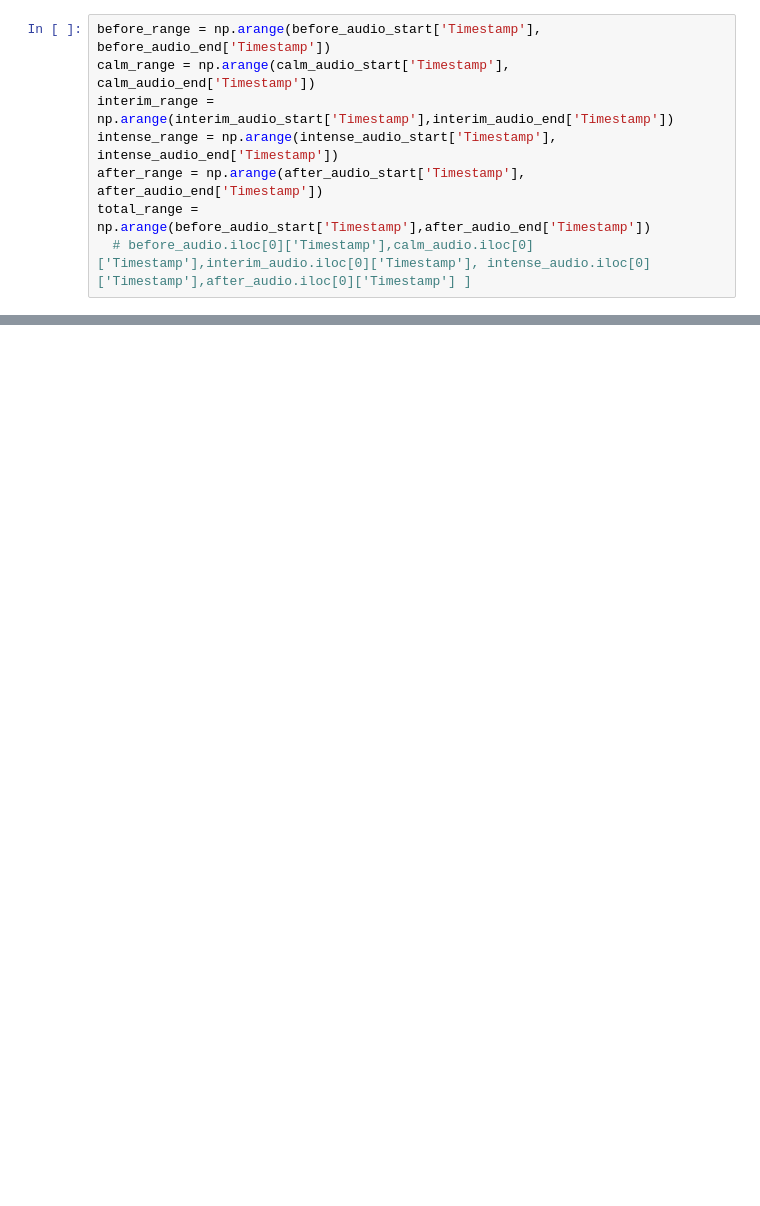
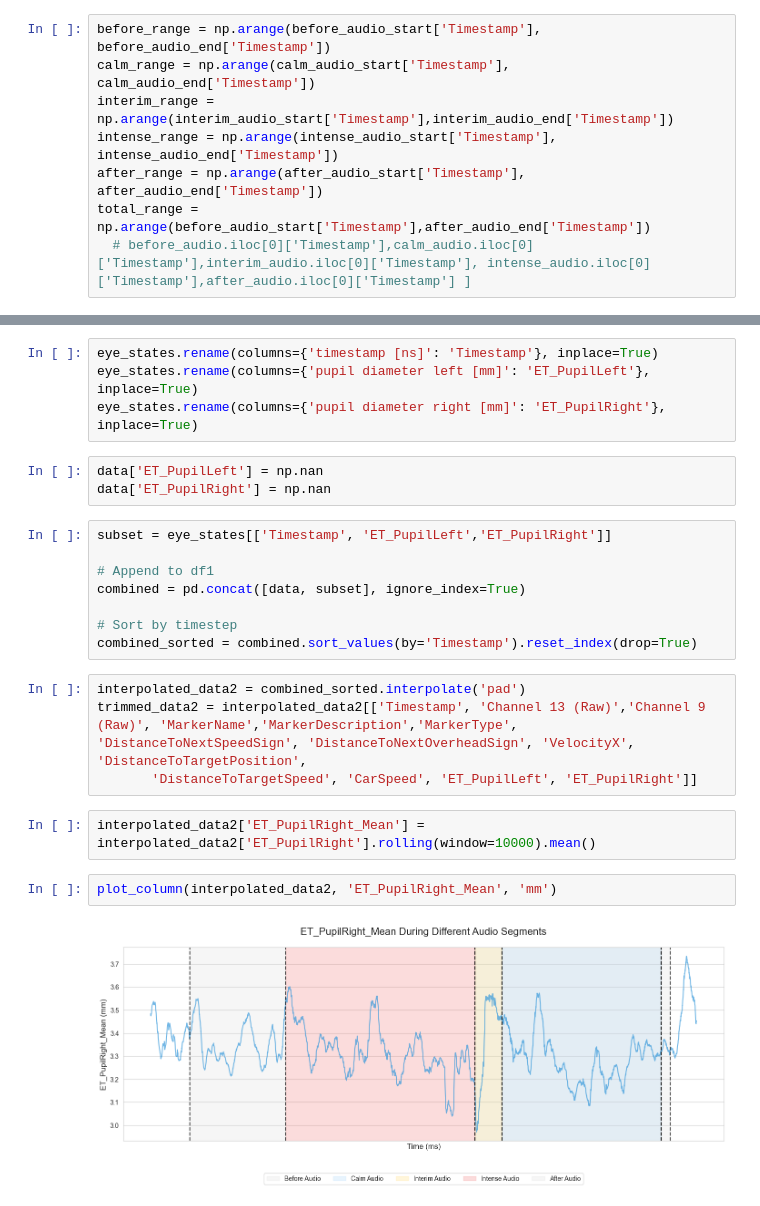
Before and after one commit to Anna-Palatkina-itu/driving_performance_project, a Jupyter notebook: analysis.ipynb, the cells around one changed output, grey strips where cells are left out. Drawn from its saved outputs; the diff is of its cells as text; blank space fills up the shorter version.

Commit message:
pupils

```diff
--- a/analysis.ipynb
+++ b/analysis.ipynb
@@ -96,0 +192,25 @@ sns.pointplot(classes)
+# %%
+eye_states.rename(columns={'timestamp [ns]': 'Timestamp'}, inplace=True)
+eye_states.rename(columns={'pupil diameter left [mm]': 'ET_PupilLeft'}, inplace=True)
+eye_states.rename(columns={'pupil diameter right [mm]': 'ET_PupilRight'}, inplace=True)
+# %%
+data['ET_PupilLeft'] = np.nan
+data['ET_PupilRight'] = np.nan
+# %%
+subset = eye_states[['Timestamp', 'ET_PupilLeft','ET_PupilRight']]
+
+# Append to df1
+combined = pd.concat([data, subset], ignore_index=True)
+
+# Sort by timestep
+combined_sorted = combined.sort_values(by='Timestamp').reset_index(drop=True)
+# %%
+interpolated_data2 = combined_sorted.interpolate('pad')
+trimmed_data2 = interpolated_data2[['Timestamp', 'Channel 13 (Raw)','Channel 9 (Raw)', 'MarkerName','MarkerDescription','MarkerType', 'DistanceToNextSpeedSign', 'DistanceToNextOverheadSign', 'VelocityX', 'DistanceToTargetPosition',
+       'DistanceToTargetSpeed', 'CarSpeed', 'ET_PupilLeft', 'ET_PupilRight']]
+# %%
+interpolated_data2['ET_PupilRight_Mean'] = interpolated_data2['ET_PupilRight'].rolling(window=10000).mean()
+# %%
+plot_column(interpolated_data2, 'ET_PupilRight_Mean', 'mm')
+# %% [output]
+[figure, added]
```
Also changed, not shown: parts of 13 cells of this notebook.
